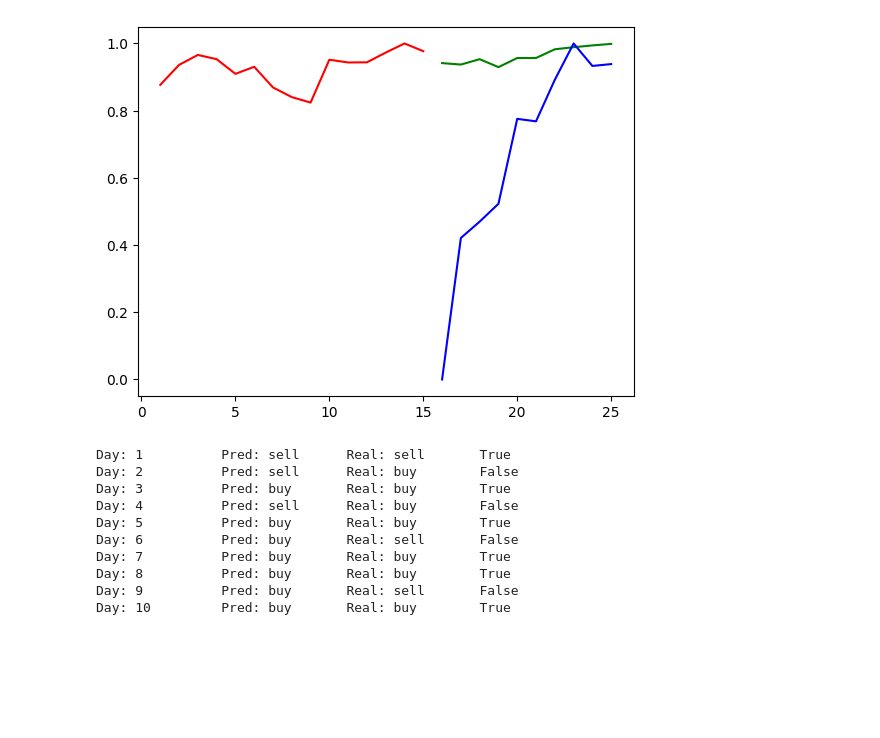
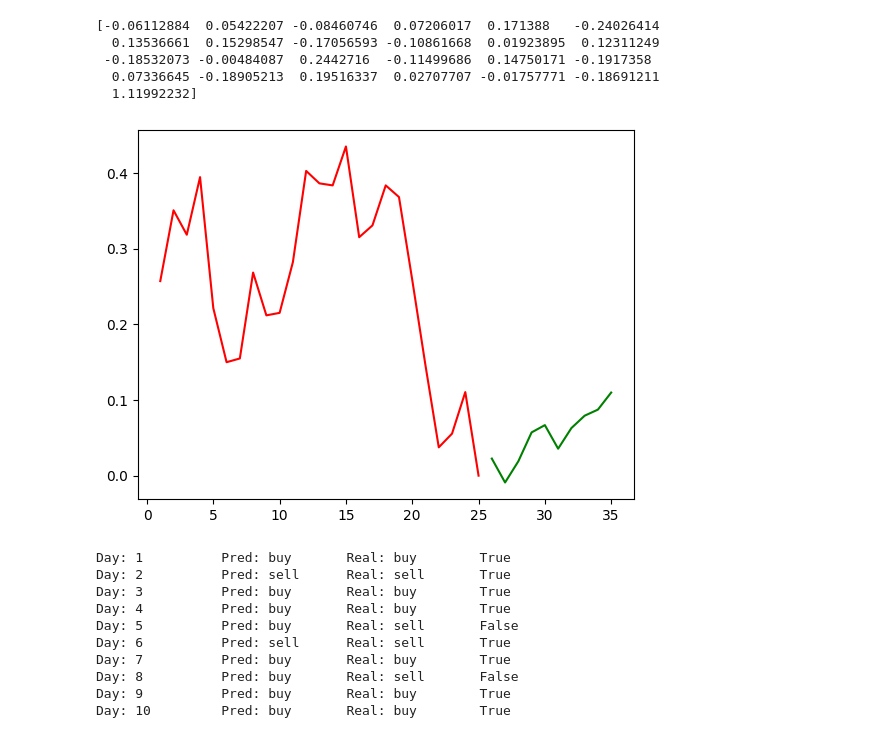
Before and after one commit to johnlangen/StockPredictionsWithML, a Jupyter notebook: finance.ipynb, the cells around one changed output. Cells and saved outputs as stored; diff of their text form; code cells hidden in the pictures; blank space fills up the shorter version.

```diff
--- a/finance.ipynb
+++ b/finance.ipynb
@@ -39,30 +41,38 @@ Requirement already satisfied: zipp>=0.5 in /usr/local/lib/python3.9/dist-packag
 Requirement already satisfied: soupsieve>1.2 in /usr/local/lib/python3.9/dist-packages (from beautifulsoup4->bs4->requests-html->yahoo_fin) (2.4.1)
 # %%
 scaler = MinMaxScaler(feature_range=(0,1))
+# scaler = StandardScaler()
 
-def create_dataset(dataset, time_step=1):
+# creates dataset of time_step previous closing prices to predict the next closing price
+
+def create_dataset(dataset, time_step=10):
     dataX, dataY = [], []
     for i in range(len(dataset)-time_step-1):
-        a = dataset[i:(i+time_step), 0]   ###i=0, 0,1,2,3-----99   100
+        a = dataset[i:(i+time_step), 0]
         dataX.append(a)
         dataY.append(dataset[i + time_step, 0])
     return np.array(dataX), np.array(dataY)
 
-
+# close prices in index 4 of the stock data
 close_prices = stock[:,4]
 
 train_size = int(close_prices.shape[0] * 0.8)
+
+
+# scales training data and testing data separately
 train_data = scaler.fit_transform(close_prices[:train_size].reshape(-1, 1))
 test_data = scaler.fit_transform(close_prices[train_size:].reshape(-1, 1))
 
 
-time_step = 15
+time_step = 20
 X_train, y_train = create_dataset(train_data, time_step)
 X_test, y_test = create_dataset(test_data, time_step)
 # %%
 from sklearn.model_selection import GridSearchCV
 
-params = {'kernel': ("linear", 'rbf', 'sigmoid'), "C": (1e2, 102, 105), "gamma": ("scale", "auto")}
+# hyperparameter tuning to ensure best results
+
+params = {'kernel': ("linear", 'rbf', 'sigmoid'), "C": (0.1, 1, 10, 100), "gamma": ("scale", "auto", 0.1, 0.2)}
 grid = GridSearchCV(SVR(), params)
 grid.fit(X_train, y_train)
 print(grid.best_params_)
@@ -84,4 +107,8 @@ plt.show()
 # %%
+# function to create next days predictions
+# uses last 10 days of test data, then predicts and adds closing price to input
+# takes off first index, repeats for pred_days
+
 def predict(pred_days, model):
   x_input=test_data[len(test_data)-time_step:].reshape(1,-1)
   temp_input=list(x_input)
@@ -90,7 +117,6 @@ def predict(pred_days, model):
 
   lst_output=[]
   n_steps=time_step
-  # pred_days = 10
   for i in range(pred_days):
       if(len(temp_input)>time_step):
 
@@ -104,7 +130,7 @@ def predict(pred_days, model):
           lst_output.extend(yhat.tolist())
 
       else:
-          yhat = svr.predict(x_input)
+          yhat = model.predict(x_input)
 
           temp_input.extend(yhat.tolist())
           lst_output.extend(yhat.tolist())
@@ -116,27 +208,30 @@ def predict(pred_days, model):
+# %%
+print(lr.coef_)
+# %% [output]
+[-0.06112884  0.05422207 -0.08460746  0.07206017  0.171388   -0.24026414
+  0.13536661  0.15298547 -0.17056593 -0.10861668  0.01923895  0.12311249
+ -0.18532073 -0.00484087  0.2442716  -0.11499686  0.14750171 -0.1917358
+  0.07336645 -0.18905213  0.19516337  0.02707707 -0.01757771 -0.18691211
+  1.11992232]
 # %%
-# print(last_days)
-# print(y_test[:-time_step])
 pred_days = 10
-last_days, day_pred, lst_output = predict(pred_days, svr)
-
-next_begin = end_date + datetime.timedelta(days=1)
-next_end = next_begin + datetime.timedelta(days=pred_days*2)
+last_days, day_pred, lst_output = predict(pred_days, lr)
 
 next_days = get_data(stock_name, start_date=f'{next_begin.day}/{next_begin.month}/{next_begin.year}', end_date=f'{next_end.day}/{next_end.month}/{next_end.year}', index_as_date = True, interval="1d").to_numpy()
 next_stock = next_days[:pred_days, 4]
 
 # last = scaler.inverse_transform(y_test[-time_step:].reshape(-1, 1))
 # next = scaler.inverse_transform(np.array(lst_output).reshape(-1, 1))
 last = y_test[-time_step:]
 next = lst_output
-next_stock = scaler.fit_transform(next_stock.reshape(-1, 1))
+# next_stock = scaler.fit_transform(next_stock.reshape(-1, 1))
 
 plt.plot(last_days, last, "r")
 plt.plot(day_pred, next, "g")
-plt.plot(day_pred, next_stock, "b")
+# plt.plot(day_pred, next_stock, "b")
 plt.show()
 # %% [output]
-[figure, old version]
+[figure, new version]
 # %%
 next_few_days_pred = ["buy" if next[i] < next[i+1] else "sell" for i in range(pred_days-1)]
 next_few_days_pred = ["buy" if last[-1] < next[0] else "sell"] + next_few_days_pred
@@ -147,13 +242,13 @@ nfd_real = ["buy" if y_test[-1] < next_stock[0] else "sell"] + nfd_real
 for i in range(len(nfd_real)):
   print("Day:", i+1, " "*(10-len(str(i+1))) + "Pred:", next_few_days_pred[i], "\tReal:", nfd_real[i], "\t", next_few_days_pred[i]==nfd_real[i] )
 # %% [output]
-Day: 1          Pred: sell      Real: sell       True
-Day: 2          Pred: sell      Real: buy        False
+Day: 1          Pred: buy       Real: buy        True
+Day: 2          Pred: sell      Real: sell       True
 Day: 3          Pred: buy       Real: buy        True
-Day: 4          Pred: sell      Real: buy        False
-Day: 5          Pred: buy       Real: buy        True
-Day: 6          Pred: buy       Real: sell       False
+Day: 4          Pred: buy       Real: buy        True
+Day: 5          Pred: buy       Real: sell       False
+Day: 6          Pred: sell      Real: sell       True
 Day: 7          Pred: buy       Real: buy        True
-Day: 8          Pred: buy       Real: buy        True
-Day: 9          Pred: buy       Real: sell       False
+Day: 8          Pred: buy       Real: sell       False
+Day: 9          Pred: buy       Real: buy        True
 Day: 10         Pred: buy       Real: buy        True
```
Also changed, not shown: parts of 10 cells of this notebook.
